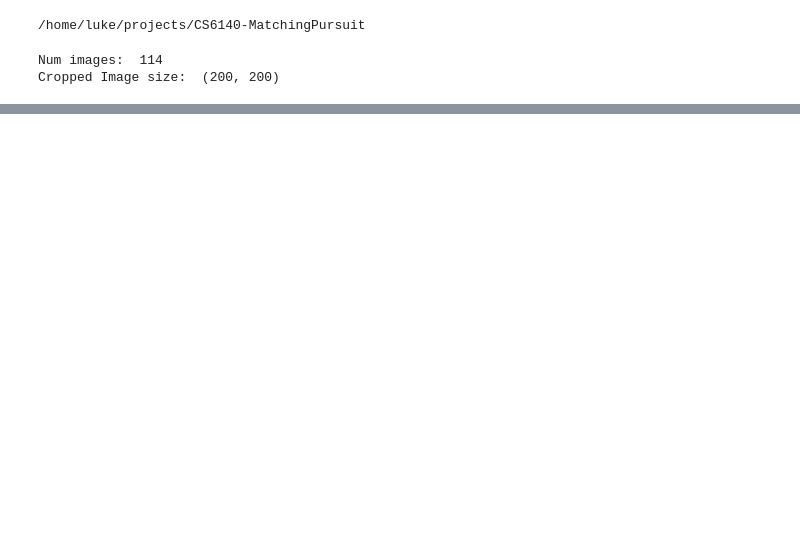
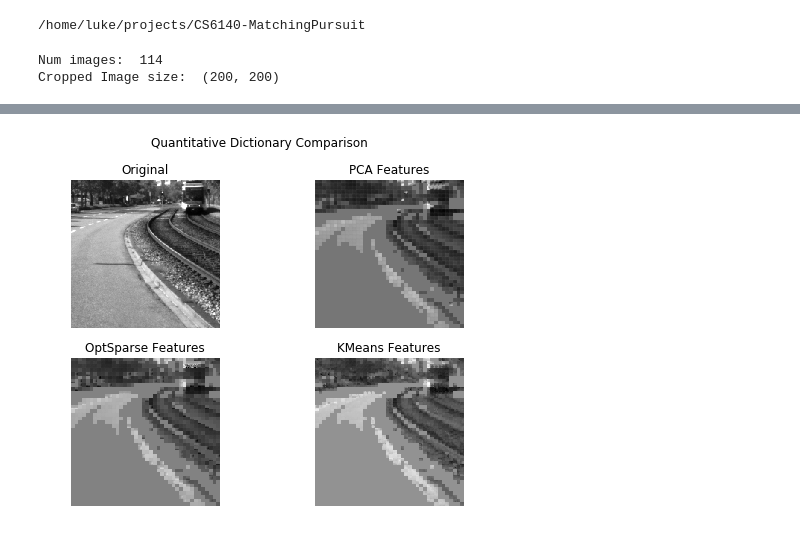
Before and after one commit to Lukeroberto/CS6140-MatchingPursuit, a Jupyter notebook: notebooks/Dictionary_Experiments.ipynb, the cells around one changed output, grey strips where cells are left out. Saved outputs shown, nothing was run; the diff lists cells and outputs as text; code cells hidden in the pictures; blank space fills up the shorter version.

```diff
--- a/notebooks/Dictionary_Experiments.ipynb
+++ b/notebooks/Dictionary_Experiments.ipynb
@@ -81,3 +85,24 @@ plt.show()
+# %%
+f, ((ax1, ax2), (ax3, ax4)) = plt.subplots(2,2, figsize=(8,6))
+
+plt.suptitle("Quantitative Dictionary Comparison")
+ax1.set_title("Original")
+ax2.set_title("PCA Features")
+ax3.set_title("OptSparse Features")
+ax4.set_title("KMeans Features")
+
+im1 = ax1.imshow(images[1], cmap="Greys_r", animated=True)
+im2 = ax2.imshow(video_recon_pca[1], cmap="Greys_r", animated=True)
+im3 = ax3.imshow(video_recon_optsparse[1], cmap="Greys_r", animated=True)
+im4 = ax4.imshow(video_recon_kmeans[1], cmap="Greys_r", animated=True)
+
+ax1.axis("off")
+ax2.axis("off")
+ax3.axis("off")
+ax4.axis("off")
+plt.savefig("results/GMP_dict_comparision.png")
+# %% [output]
+[figure, added]
 # %%
 f, ((ax1, ax2), (ax3, ax4)) = plt.subplots(2,2, figsize=(8,6))
 ims = []
```
Also changed, not shown: parts of 5 cells of this notebook, 9 other files.
